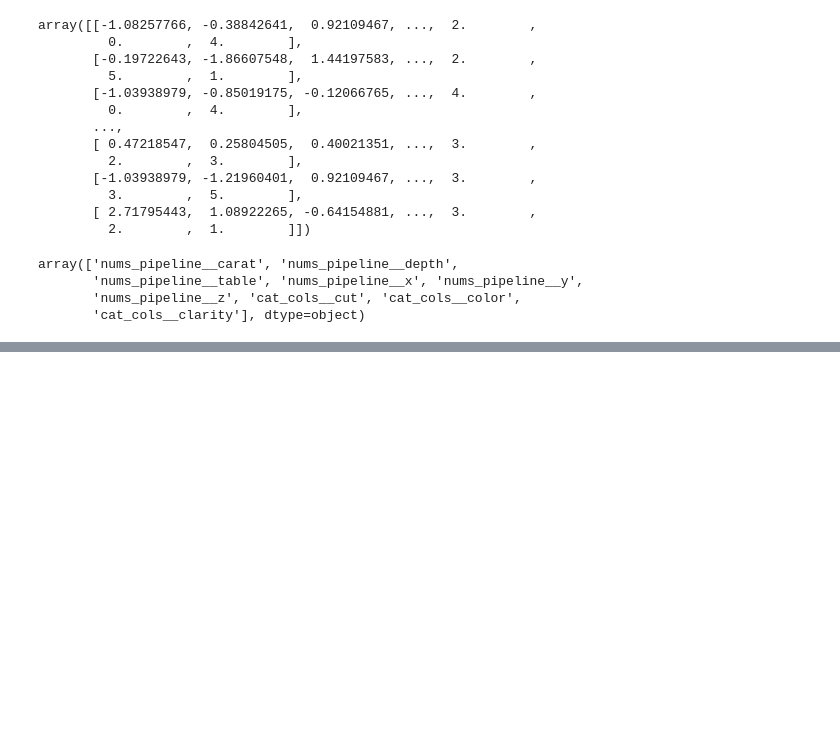
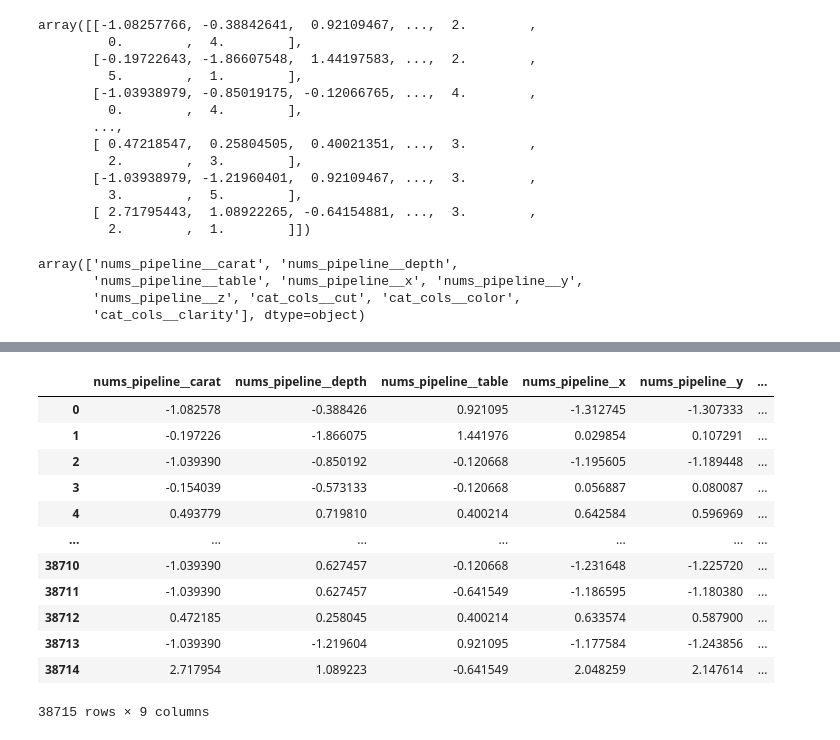
Before and after one commit to HereticInquisitor/mlops, a Jupyter notebook: experiments/experiments.ipynb, the cells around one changed output, grey strips where cells are left out. Cells and saved outputs as stored; diff of their text form; code cells hidden in the pictures; blank space fills up the shorter version.

```diff
--- a/experiments/experiments.ipynb
+++ b/experiments/experiments.ipynb
@@ -473,0 +488,16 @@ ValueError: A given column is not a column of the dataframe
+# %%
+X_test
+# %% [output]
+|  | nums_pipeline__carat | nums_pipeline__depth | nums_pipeline__table | nums_pipeline__x | nums_pipeline__y | ... |
+| 0 | -1.082578 | -0.388426 | 0.921095 | -1.312745 | -1.307333 | ... |
+| 1 | -0.197226 | -1.866075 | 1.441976 | 0.029854 | 0.107291 | ... |
+| 2 | -1.039390 | -0.850192 | -0.120668 | -1.195605 | -1.189448 | ... |
+| 3 | -0.154039 | -0.573133 | -0.120668 | 0.056887 | 0.080087 | ... |
+| 4 | 0.493779 | 0.719810 | 0.400214 | 0.642584 | 0.596969 | ... |
+| ... | ... | ... | ... | ... | ... | ... |
+| 38710 | -1.039390 | 0.627457 | -0.120668 | -1.231648 | -1.225720 | ... |
+| 38711 | -1.039390 | 0.627457 | -0.641549 | -1.186595 | -1.180380 | ... |
+| 38712 | 0.472185 | 0.258045 | 0.400214 | 0.633574 | 0.587900 | ... |
+| 38713 | -1.039390 | -1.219604 | 0.921095 | -1.177584 | -1.243856 | ... |
+| 38714 | 2.717954 | 1.089223 | -0.641549 | 2.048259 | 2.147614 | ... |
+38715 rows × 9 columns
```
Also changed, not shown: parts of 4 cells of this notebook, 1 other file.
